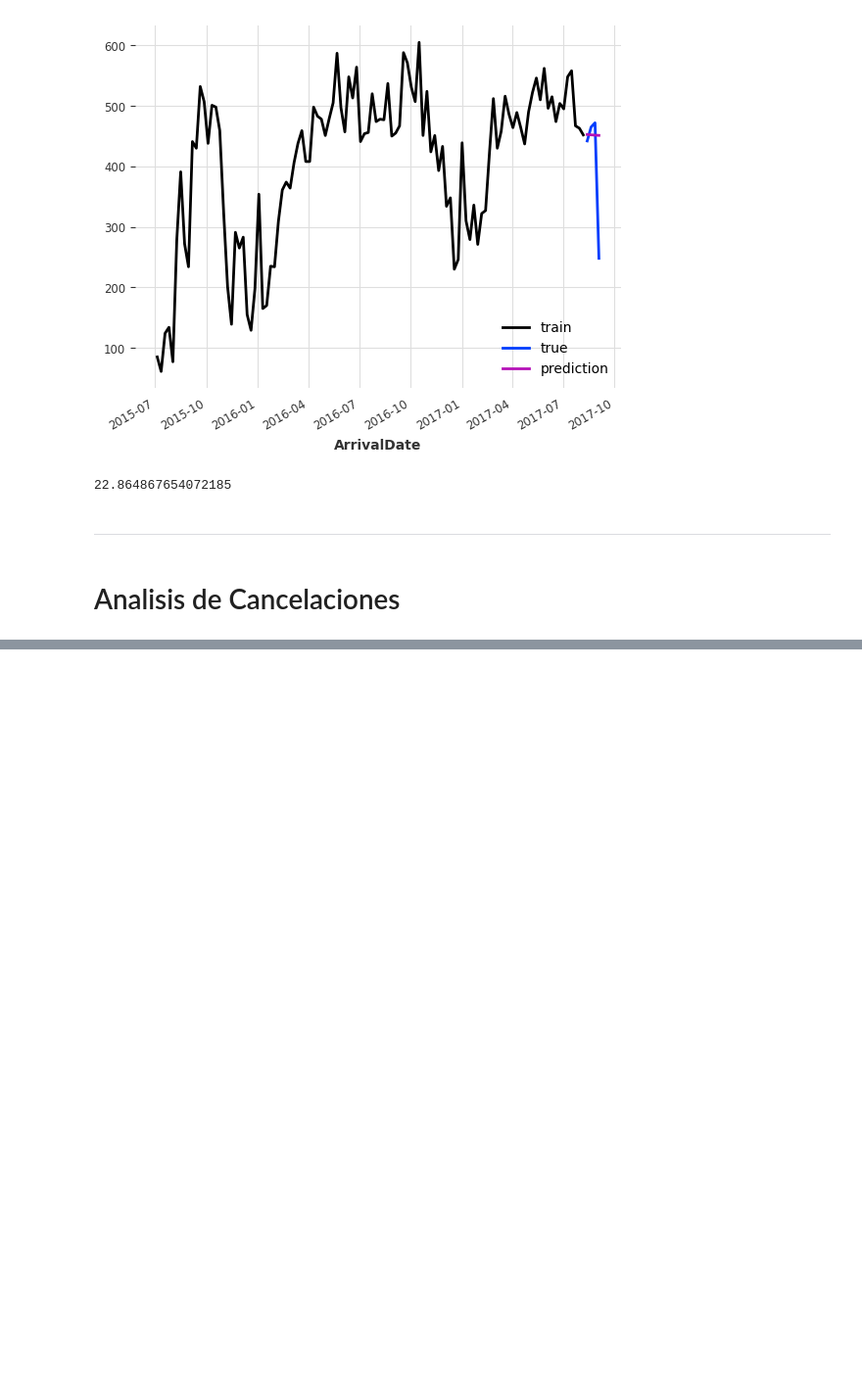
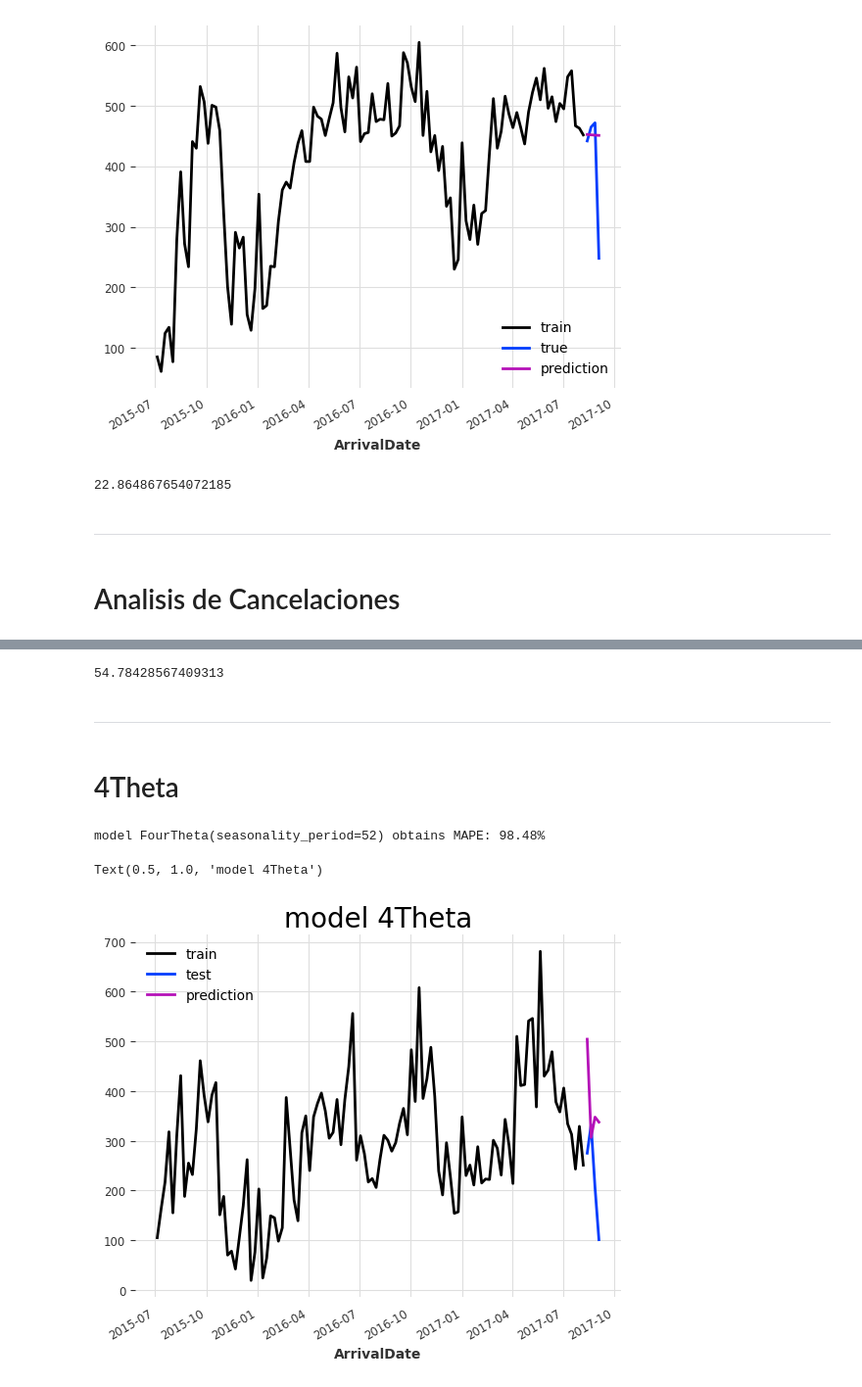
Before and after one commit to jgilaberts/Prueba-Github, a Jupyter notebook: Analisis Predictivo/Proyecto Final/Theta_4Theta_Javier_Gilabert.ipynb, the cells around one changed output, grey strips where cells are left out. Shown at 98% size. Drawn from its saved outputs; the diff is of its cells as text; code cells hidden in the pictures; blank space fills up the shorter version.

```diff
--- a/Analisis Predictivo/Proyecto Final/Theta_4Theta_Javier_Gilabert.ipynb
+++ b/Analisis Predictivo/Proyecto Final/Theta_4Theta_Javier_Gilabert.ipynb
@@ -241,0 +348,27 @@ tbats_mape_r
+# %%
+best_theta_mape_c = mape(test, pred_best_theta)
+best_theta_mape_c
+# %% [output]
+54.78428567409313
+# %% [markdown]
+------
+# %% [markdown]
+# 4Theta
+# %%
+model_4theta =FourTheta(seasonality_period=52)
+model_4theta.fit(train)
+matlab_4theta_pred = model_4theta.predict(len(test))
+print("model {} obtains MAPE: {:.2f}%".format(model_4theta, mape(test, matlab_4theta_pred)))
+# %% [output]
+model FourTheta(seasonality_period=52) obtains MAPE: 98.48%
+# %%
+train.plot(label="train")
+test.plot(label="test")
+matlab_4theta_pred.plot(label="prediction")
+
+plt.title(label="model 4Theta",
+          fontsize=20,
+          color="black")
+# %% [output]
+Text(0.5, 1.0, 'model 4Theta')
+[figure, added]
```
Also changed, not shown: parts of 20 cells of this notebook.
